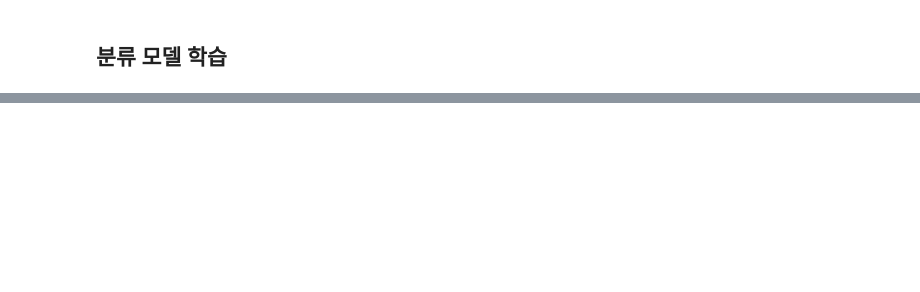
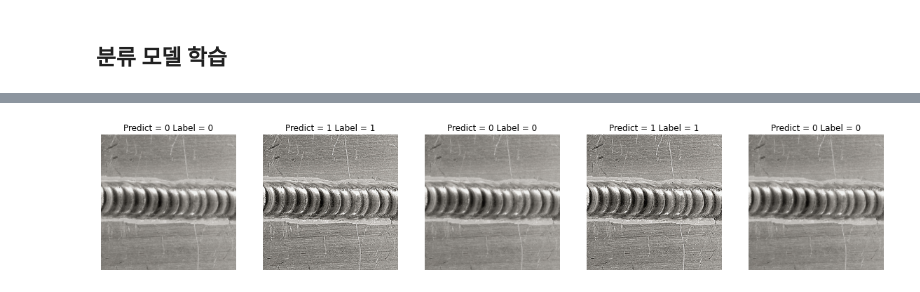
Before and after one commit to wsy8029/ai-contents-shipbuilding, a Jupyter notebook: 1. 용접 품질 검사/Untitled.ipynb, the cells around one changed output, grey strips where cells are left out. Drawn from its saved outputs; the diff is of its cells as text; code cells hidden in the pictures; blank space fills up the shorter version.

Commit message:
Implement simple CNN Model and inference

```diff
--- a/1. 용접 품질 검사/Untitled.ipynb
+++ b/1. 용접 품질 검사/Untitled.ipynb
@@ -130,0 +150,5 @@ plt.show()
+# %%
+num_data = len(data)
+print(num_data)
+inputs_train, inputs_test, inputs_validate = np.split(data, [int(num_data*0.4), int(num_data*0.7)])
+outputs_train, outputs_test, outputs_validate = np.split(label, [int(num_data*0.4), int(num_data*0.7)])
@@ -130,0 +165,7 @@ plt.show()
+# %%
+model = tf.keras.Sequential()
+model.add(tf.keras.layers.Conv2D(32, (3,3), input_shape=(250,250,3), activation='relu'))
+model.add(tf.keras.layers.MaxPooling2D(pool_size = (2, 2)))
+model.add(tf.keras.layers.Flatten())
+model.add(tf.keras.layers.Dense(units=100, activation='relu'))
+model.add(tf.keras.layers.Dense(units=1, activation='sigmoid'))
@@ -130,0 +193,4 @@ plt.show()
+# %%
+model.compile(optimizer='adam', loss='binary_crossentropy', metrics = ['accuracy'])
+# %%
+hist = model.fit(inputs_train, outputs_train, validation_data = (inputs_test, outputs_test), epochs = 10, batch_size = 10)
@@ -130,0 +223,19 @@ plt.show()
+# %%
+fig = plt.figure(figsize=(20,5))
+rows = 1
+cols = 5
+
+for i in range(5): # 정상 데이터 5개 출력
+    ax = fig.add_subplot(rows,cols,i+1)
+    input_image = inputs_validate[i]
+    label = outputs_validate[i]
+    ax.imshow(input_image)
+    reshape_image = input_image.reshape(-1,250,250,3)
+    pred = model.predict(reshape_image)
+    pred = int(pred[0][0])
+    ax.set_title("Predict = " + str(pred) + " Label = "+ str(label))
+    ax.axis("off")
+
+plt.show()
+# %% [output]
+[figure, added]
```
Also changed, not shown: parts of 15 cells of this notebook.
